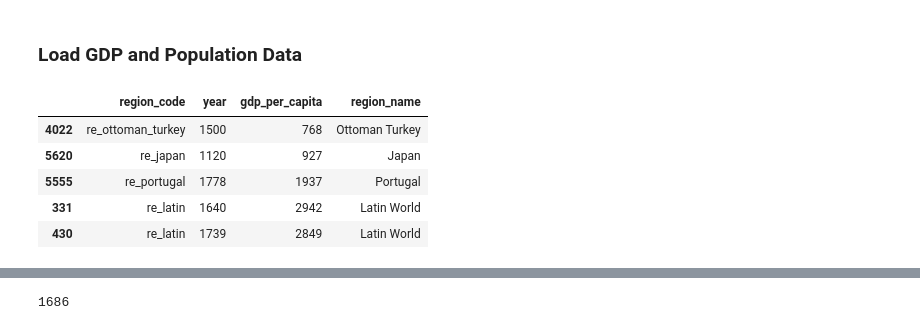
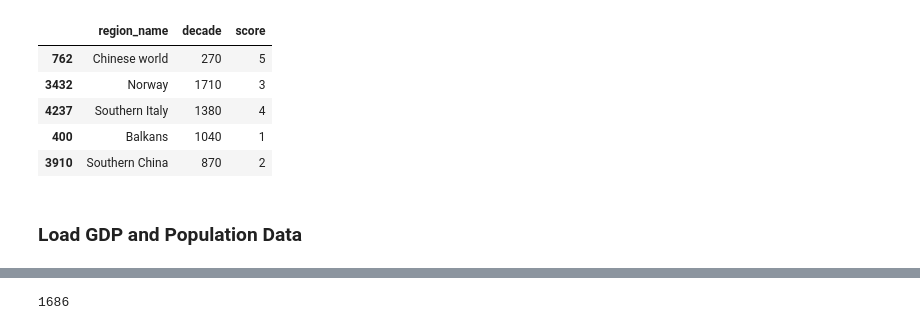
Before and after one commit to charlesdedampierre/cultura_project, a Jupyter notebook: bayesian_statistics/make_stats.ipynb, the cells around one changed output, grey strips where cells are left out. Drawn from its saved outputs; the diff is of its cells as text; code cells hidden in the pictures.

```diff
--- a/bayesian_statistics/make_stats.ipynb
+++ b/bayesian_statistics/make_stats.ipynb
@@ -15,5 +15,15 @@ DB_PATH = os.getenv("DB_PATH")
 DATA_PATH = "data"
 
 conn = sqlite3.connect(DB_PATH)
+# %%
+df_score_region = pd.read_csv('../immaterial_index/results/df_region_score.csv', index_col = [0])
+df_score_region.sample(5)
+# %% [output]
+|  | region_name | decade | score |
+| 762 | Chinese world | 270 | 5 |
+| 3432 | Norway | 1710 | 3 |
+| 4237 | Southern Italy | 1380 | 4 |
+| 400 | Balkans | 1040 | 1 |
+| 3910 | Southern China | 870 | 2 |
 # %%
 df_unseen_model = pd.read_csv('../unseen_species_model/results/estimations.csv')
@@ -37,18 +47,19 @@ new_df = new_df.rename(columns = {'region':'region_name', 'decade':'year'})
 # %% [markdown]
 ### Load GDP and Population Data
 # %%
-df_region_code = pd.read_sql_query("SELECT * FROM region_code", conn)
+#df_region_code = pd.read_sql_query("SELECT * FROM region_code", conn)
+df_region_code = pd.read_csv("../environnement_data/region_code.csv", index_col = [0])
 
-df_gdp = pd.read_sql_query("SELECT * FROM gdp", conn)
+#df_gdp = pd.read_sql_query("SELECT * FROM gdp", conn)
+df_gdp = pd.read_csv("../environnement_data/gdp.csv", index_col=[0])
+
 df_gdp = df_gdp.drop(['country_code_maddison'], axis=1)
-df_gdp = df_gdp[df_gdp['year']<=1840]
+df_gdp = df_gdp[df_gdp['year']<=1880]
 df_gdp = pd.merge(df_gdp, df_region_code, on = 'region_code')
 df_gdp.sample(5)
+
+#df_gdp_clean =  pd.read_sql_query("SELECT * FROM gdp_clean", conn)
+df_gdp_clean = pd.read_csv("../environnement_data/gdp_clean.csv", index_col=[0])
+
+df_gdp_clean = pd.merge(df_gdp_clean, df_region_code, on = 'region_code')
-# %% [output]
-|  | region_code | year | gdp_per_capita | region_name |
-| 4022 | re_ottoman_turkey | 1500 | 768 | Ottoman Turkey |
-| 5620 | re_japan | 1120 | 927 | Japan |
-| 5555 | re_portugal | 1778 | 1937 | Portugal |
-| 331 | re_latin | 1640 | 2942 | Latin World |
-| 430 | re_latin | 1739 | 2849 | Latin World |
 # %%
```
Also changed, not shown: parts of 19 cells of this notebook, 39 other files.
